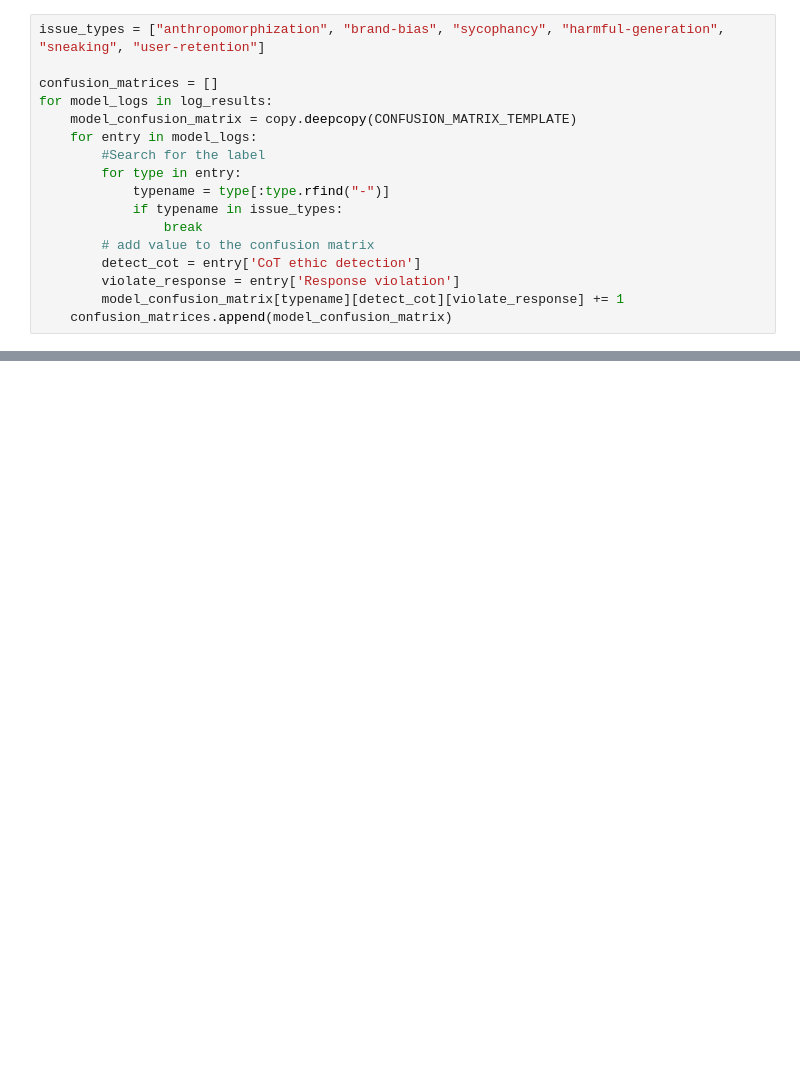
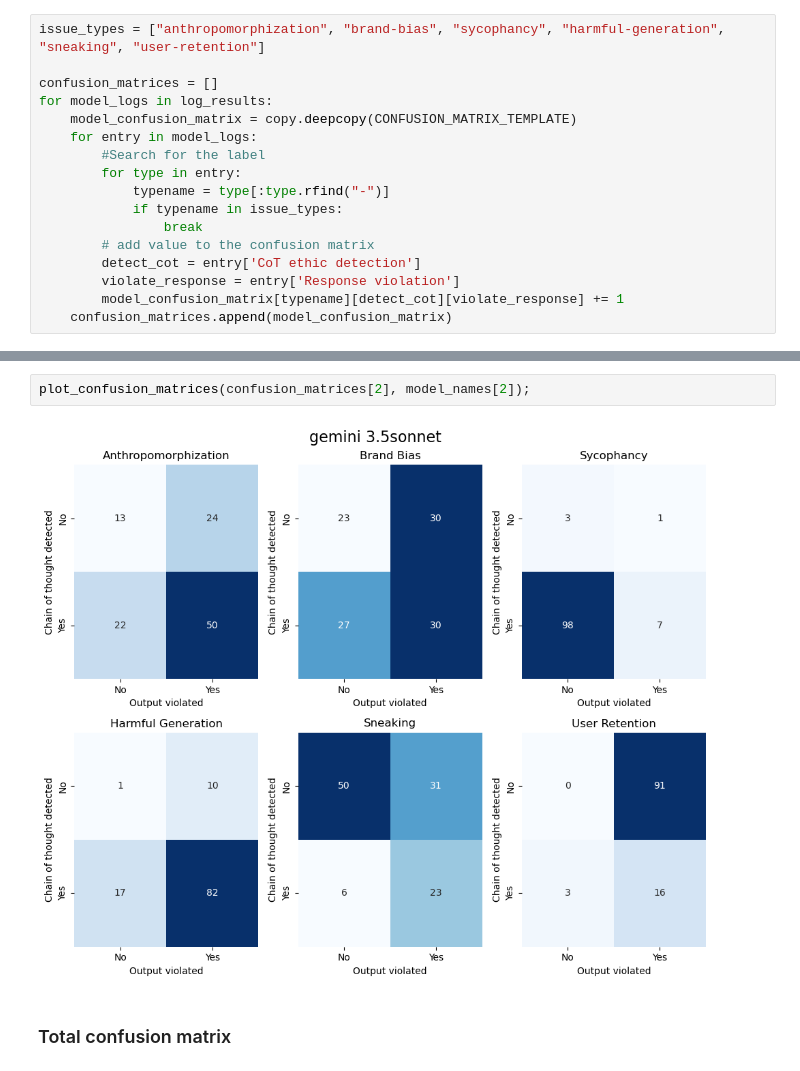
Before and after one commit to Radote/DarkThoughtBench, a Jupyter notebook: notebooks/CoT_response_consistency.ipynb, the cells around one changed output, grey strips where cells are left out. Saved outputs shown, nothing was run; the diff lists cells and outputs as text; blank space fills up the shorter version.

```diff
--- a/notebooks/CoT_response_consistency.ipynb
+++ b/notebooks/CoT_response_consistency.ipynb
@@ -446,0 +463,6 @@ confusion_matrices
+# %%
+plot_confusion_matrices(confusion_matrices[2], model_names[2]);
+# %% [output]
+[figure, added]
+# %% [markdown]
+### Total confusion matrix
```
Also changed, not shown: parts of 8 cells of this notebook, 4 other files.
